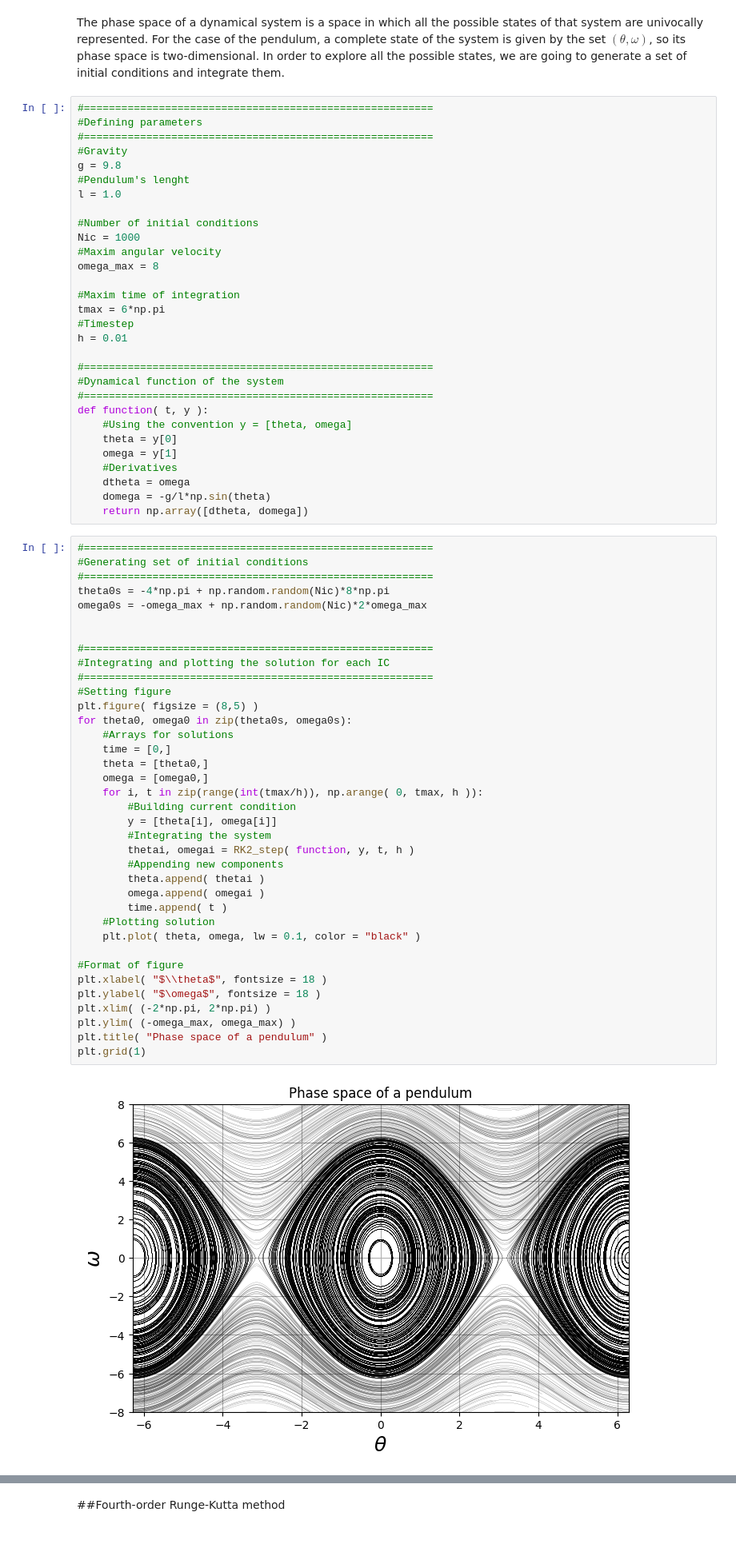
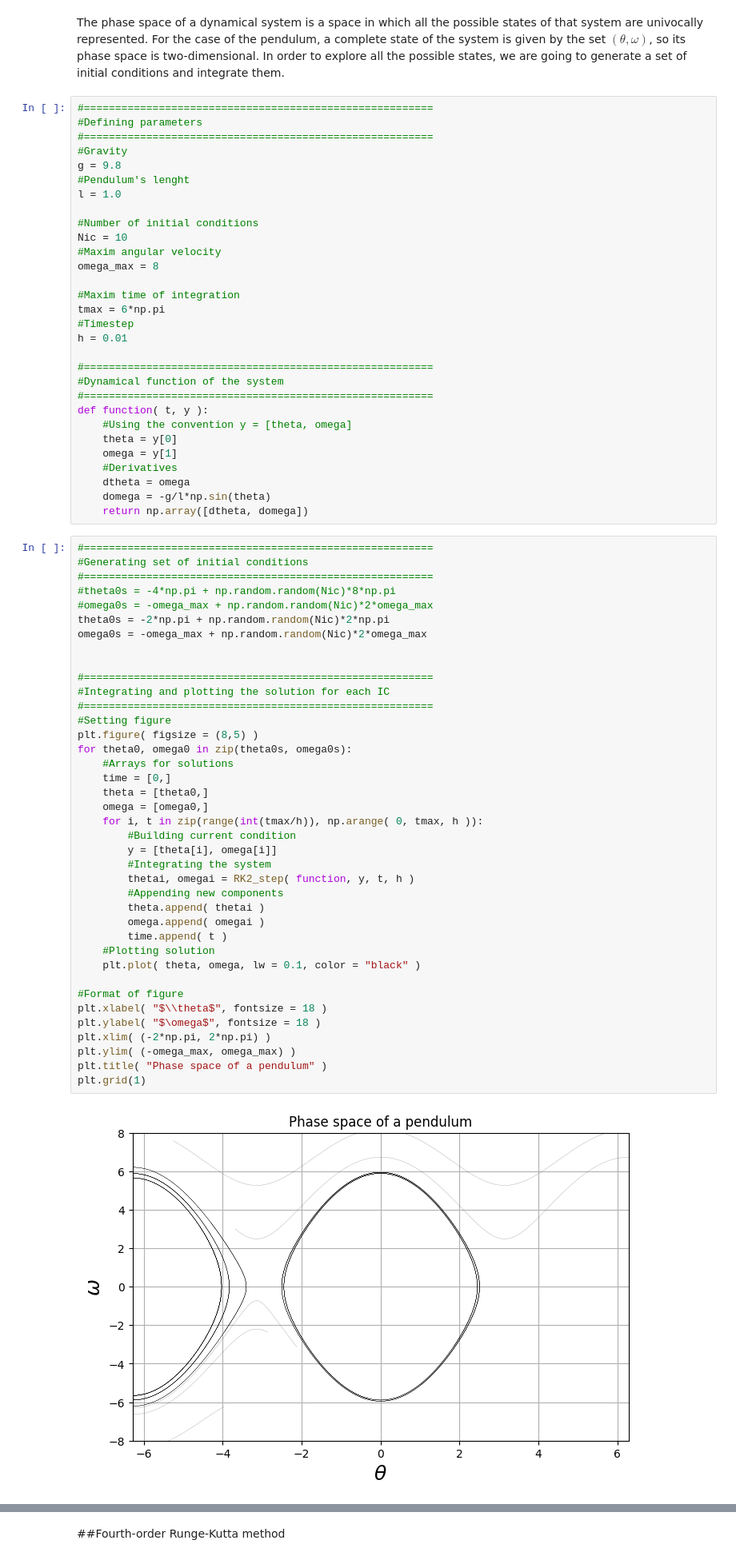
Before and after one commit to anferivera/Programming, a Jupyter notebook: 7_1_differential_equations.ipynb, the cells around one changed output, grey strips where cells are left out. Shown: that part at 80% size. Saved outputs shown, nothing was run; the diff lists cells and outputs as text.

```diff
--- a/7_1_differential_equations.ipynb
+++ b/7_1_differential_equations.ipynb
@@ -244,7 +244,7 @@ g = 9.8
 l = 1.0
 
 #Number of initial conditions
-Nic = 1000
+Nic = 10
 #Maxim angular velocity
 omega_max = 8
 
@@ -268,38 +268,40 @@ def function( t, y ):
 #========================================================
 #Generating set of initial conditions
 #========================================================
-theta0s = -4*np.pi + np.random.random(Nic)*8*np.pi
+#theta0s = -4*np.pi + np.random.random(Nic)*8*np.pi
+#omega0s = -omega_max + np.random.random(Nic)*2*omega_max
+theta0s = -2*np.pi + np.random.random(Nic)*2*np.pi
 omega0s = -omega_max + np.random.random(Nic)*2*omega_max
 
 
 #========================================================
 #Integrating and plotting the solution for each IC
 #========================================================
 #Setting figure
 plt.figure( figsize = (8,5) )
 for theta0, omega0 in zip(theta0s, omega0s):
     #Arrays for solutions
     time = [0,]
     theta = [theta0,]
     omega = [omega0,]
     for i, t in zip(range(int(tmax/h)), np.arange( 0, tmax, h )):
         #Building current condition
         y = [theta[i], omega[i]]
         #Integrating the system
         thetai, omegai = RK2_step( function, y, t, h )
         #Appending new components
         theta.append( thetai )
         omega.append( omegai )
         time.append( t )
     #Plotting solution
     plt.plot( theta, omega, lw = 0.1, color = "black" )
 
 #Format of figure
 plt.xlabel( "$\\theta$", fontsize = 18 )
 plt.ylabel( "$\omega$", fontsize = 18 )
 plt.xlim( (-2*np.pi, 2*np.pi) )
 plt.ylim( (-omega_max, omega_max) )
 plt.title( "Phase space of a pendulum" )
 plt.grid(1)
 # %% [output]
-[figure, old version]
+[figure, new version]
```
Also changed, not shown: parts of 11 cells of this notebook.
